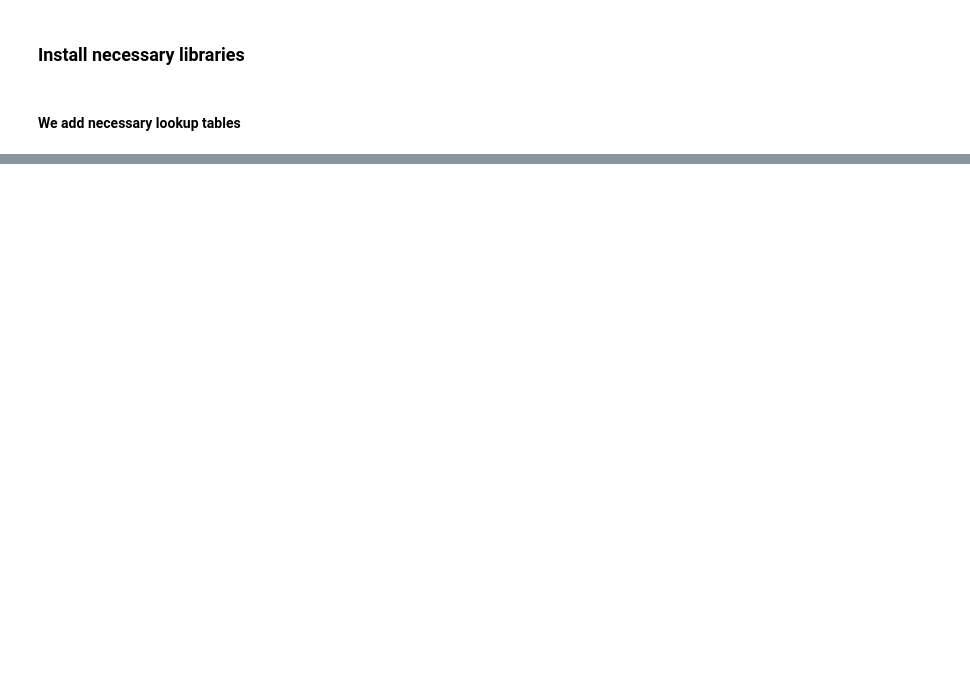
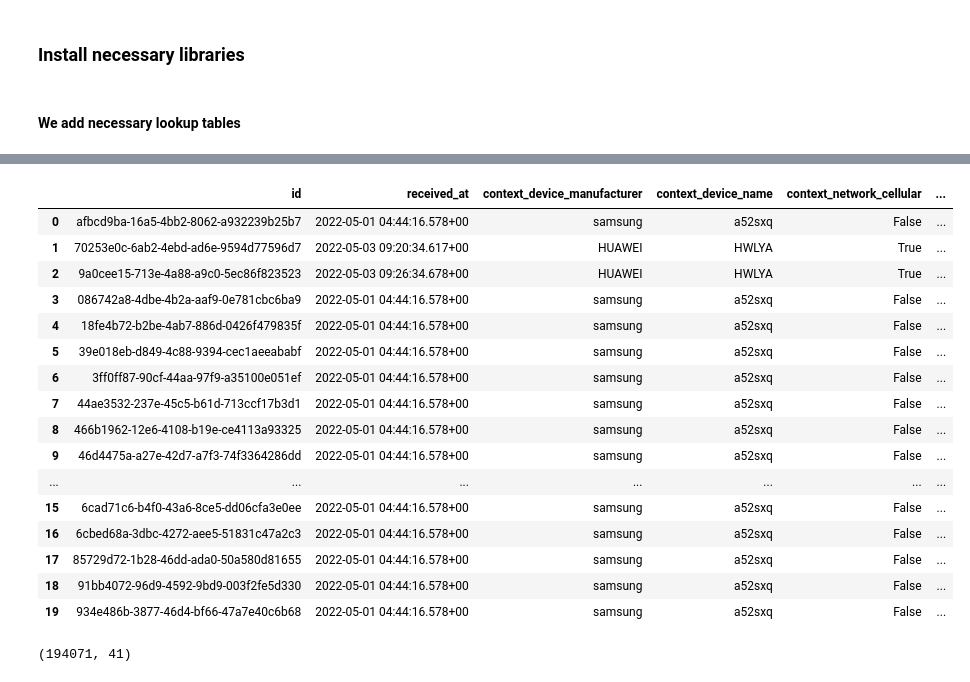
Before and after one commit to VassilisK2001/Personalized-Tours, a Jupyter notebook: notebooks/Data_Cleaning.ipynb, the cells around one changed output, grey strips where cells are left out. Saved outputs shown, nothing was run; the diff lists cells and outputs as text; code cells hidden in the pictures; blank space fills up the shorter version.

Commit message:
Cleaned data in android_track_listened.csv file

```diff
--- a/notebooks/Data_Cleaning.ipynb
+++ b/notebooks/Data_Cleaning.ipynb
@@ -34,0 +52,4 @@ df_difficulty.to_csv('../data/difficulty_levels.csv', index=False)
+# %%
+pd.set_option('display.max_columns', None)
+
+pd.read_csv('../data/android_track_listened.csv', on_bad_lines = 'warn')
@@ -34,0 +89,6 @@ df_difficulty.to_csv('../data/difficulty_levels.csv', index=False)
+# %%
+with open('../data/android_track_listened.csv', 'r', encoding='utf-8') as f:
+    data = f.readlines()
+bad_lines = [30, 34, 107, 73377]
+for line_idx in bad_lines:
+    print(data[line_idx])
@@ -34,0 +103,41 @@ df_difficulty.to_csv('../data/difficulty_levels.csv', index=False)
+# %%
+
+clean_lines = []
+
+with open('../data/android_track_listened.csv', 'r', encoding='utf-8') as f:
+    for line in f:
+        line = re.sub(r'[a-zA-Z\s], ', '', line)
+        line = re.sub(r'250,000', '', line)
+        line = re.sub(r',,', ',', line)
+        line = re.sub(r'Μαρμάρινο αγγείο,', 'Μαρμάρινο', line)
+        line = re.sub(r'24h/24,', '', line)
+        clean_lines.append(line)
+
+# Convert the cleaned lines into a single string
+clean_data = io.StringIO(''.join(clean_lines))
+
+df_android = pd.read_csv(clean_data, on_bad_lines='warn')
+# %%
+df_android.head(n = 20)
+# %% [output]
+|  | id | received_at | context_device_manufacturer | context_device_name | context_network_cellular | ... |
+| 0 | afbcd9ba-16a5-4bb2-8062-a932239b25b7 | 2022-05-01 04:44:16.578+00 | samsung | a52sxq | False | ... |
+| 1 | 70253e0c-6ab2-4ebd-ad6e-9594d77596d7 | 2022-05-03 09:20:34.617+00 | HUAWEI | HWLYA | True | ... |
+| 2 | 9a0cee15-713e-4a88-a9c0-5ec86f823523 | 2022-05-03 09:26:34.678+00 | HUAWEI | HWLYA | True | ... |
+| 3 | 086742a8-4dbe-4b2a-aaf9-0e781cbc6ba9 | 2022-05-01 04:44:16.578+00 | samsung | a52sxq | False | ... |
+| 4 | 18fe4b72-b2be-4ab7-886d-0426f479835f | 2022-05-01 04:44:16.578+00 | samsung | a52sxq | False | ... |
+| 5 | 39e018eb-d849-4c88-9394-cec1aeeababf | 2022-05-01 04:44:16.578+00 | samsung | a52sxq | False | ... |
+| 6 | 3ff0ff87-90cf-44aa-97f9-a35100e051ef | 2022-05-01 04:44:16.578+00 | samsung | a52sxq | False | ... |
+| 7 | 44ae3532-237e-45c5-b61d-713ccf17b3d1 | 2022-05-01 04:44:16.578+00 | samsung | a52sxq | False | ... |
+| 8 | 466b1962-12e6-4108-b19e-ce4113a93325 | 2022-05-01 04:44:16.578+00 | samsung | a52sxq | False | ... |
+| 9 | 46d4475a-a27e-42d7-a7f3-74f3364286dd | 2022-05-01 04:44:16.578+00 | samsung | a52sxq | False | ... |
+| ... | ... | ... | ... | ... | ... | ... |
+| 15 | 6cad71c6-b4f0-43a6-8ce5-dd06cfa3e0ee | 2022-05-01 04:44:16.578+00 | samsung | a52sxq | False | ... |
+| 16 | 6cbed68a-3dbc-4272-aee5-51831c47a2c3 | 2022-05-01 04:44:16.578+00 | samsung | a52sxq | False | ... |
+| 17 | 85729d72-1b28-46dd-ada0-50a580d81655 | 2022-05-01 04:44:16.578+00 | samsung | a52sxq | False | ... |
+| 18 | 91bb4072-96d9-4592-9bd9-003f2fe5d330 | 2022-05-01 04:44:16.578+00 | samsung | a52sxq | False | ... |
+| 19 | 934e486b-3877-46d4-bf66-47a7e40c6b68 | 2022-05-01 04:44:16.578+00 | samsung | a52sxq | False | ... |
+# %%
+df_android.shape
+# %% [output]
+(194071, 41)
```
Also changed, not shown: parts of 44 cells of this notebook.
